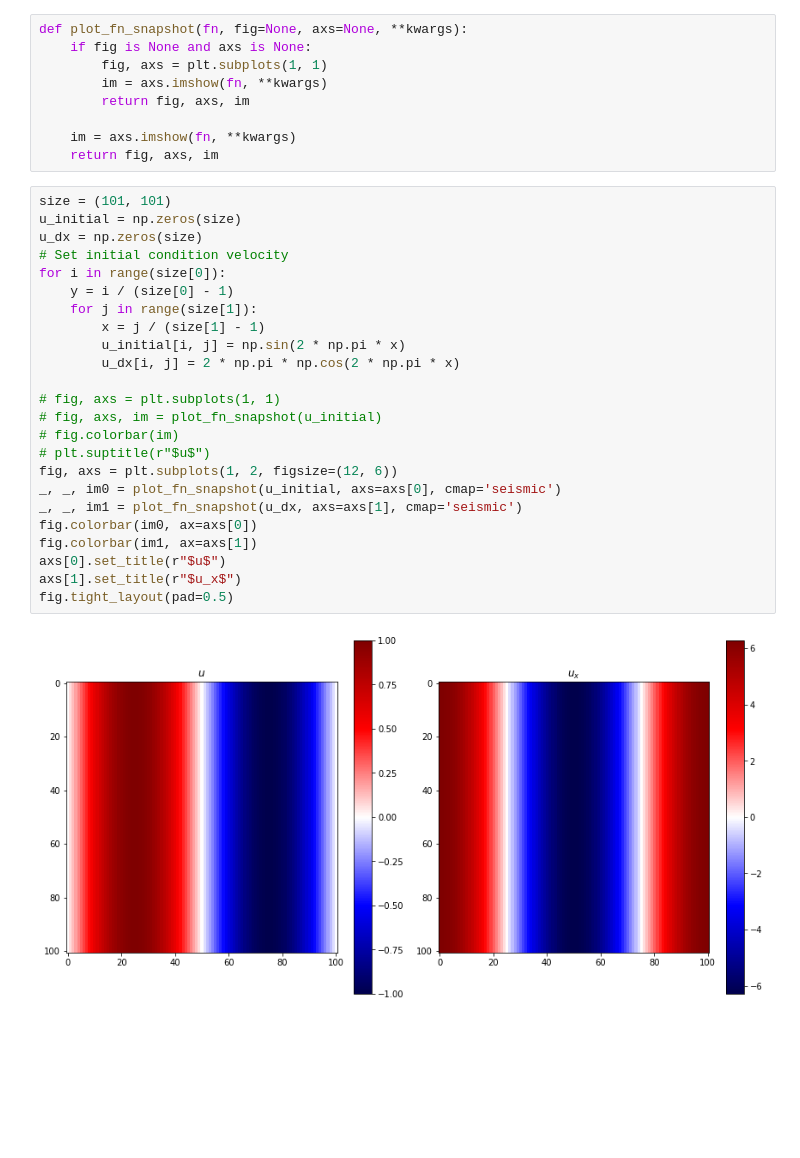
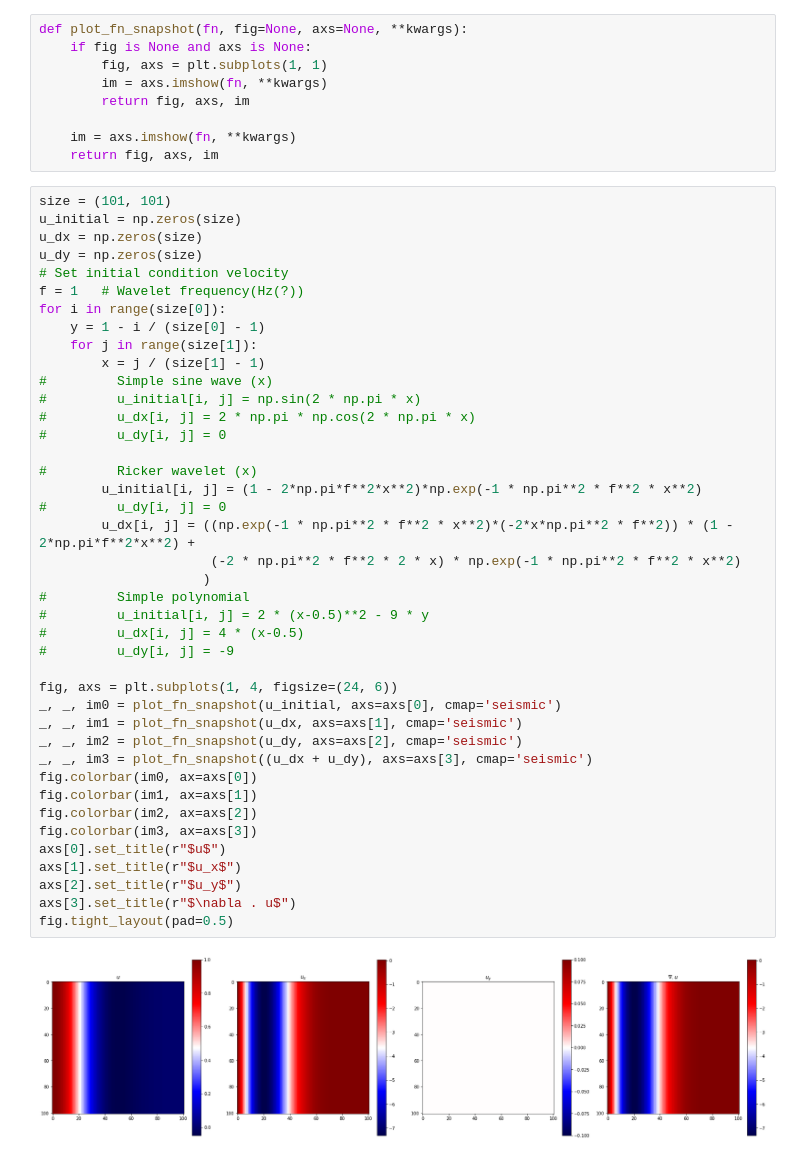
Before and after one commit to nimberledge/akm-fwi, a Jupyter notebook: elastic/Pseudo-elastic.ipynb, the cells around one changed output. Cells and saved outputs as stored; diff of their text form; blank space fills up the shorter version.

Commit message:
pseudo-elastic: make corrections + more plots

```diff
--- a/elastic/Pseudo-elastic.ipynb
+++ b/elastic/Pseudo-elastic.ipynb
@@ -20,29 +20,46 @@ def plot_fn_snapshot(fn, fig=None, axs=None, **kwargs):
 # %%
 size = (101, 101)
 u_initial = np.zeros(size)
 u_dx = np.zeros(size)
+u_dy = np.zeros(size)
 # Set initial condition velocity
+f = 1   # Wavelet frequency(Hz(?))
 for i in range(size[0]):
-    y = i / (size[0] - 1)
+    y = 1 - i / (size[0] - 1)
     for j in range(size[1]):
         x = j / (size[1] - 1)
-        u_initial[i, j] = np.sin(2 * np.pi * x)
-        u_dx[i, j] = 2 * np.pi * np.cos(2 * np.pi * x)
+#         Simple sine wave (x)
+#         u_initial[i, j] = np.sin(2 * np.pi * x)
+#         u_dx[i, j] = 2 * np.pi * np.cos(2 * np.pi * x)
+#         u_dy[i, j] = 0
 
-# fig, axs = plt.subplots(1, 1)
-# fig, axs, im = plot_fn_snapshot(u_initial)
-# fig.colorbar(im)
-# plt.suptitle(r"$u$")
-fig, axs = plt.subplots(1, 2, figsize=(12, 6))
+#         Ricker wavelet (x)
+        u_initial[i, j] = (1 - 2*np.pi*f**2*x**2)*np.exp(-1 * np.pi**2 * f**2 * x**2)
+#         u_dy[i, j] = 0
+        u_dx[i, j] = ((np.exp(-1 * np.pi**2 * f**2 * x**2)*(-2*x*np.pi**2 * f**2)) * (1 - 2*np.pi*f**2*x**2) +
+                      (-2 * np.pi**2 * f**2 * 2 * x) * np.exp(-1 * np.pi**2 * f**2 * x**2)
+                     )
+#         Simple polynomial
+#         u_initial[i, j] = 2 * (x-0.5)**2 - 9 * y
+#         u_dx[i, j] = 4 * (x-0.5)
+#         u_dy[i, j] = -9
+
+fig, axs = plt.subplots(1, 4, figsize=(24, 6))
 _, _, im0 = plot_fn_snapshot(u_initial, axs=axs[0], cmap='seismic')
 _, _, im1 = plot_fn_snapshot(u_dx, axs=axs[1], cmap='seismic')
+_, _, im2 = plot_fn_snapshot(u_dy, axs=axs[2], cmap='seismic')
+_, _, im3 = plot_fn_snapshot((u_dx + u_dy), axs=axs[3], cmap='seismic')
 fig.colorbar(im0, ax=axs[0])
 fig.colorbar(im1, ax=axs[1])
+fig.colorbar(im2, ax=axs[2])
+fig.colorbar(im3, ax=axs[3])
 axs[0].set_title(r"$u$")
 axs[1].set_title(r"$u_x$")
+axs[2].set_title(r"$u_y$")
+axs[3].set_title(r"$\nabla . u$")
 fig.tight_layout(pad=0.5)
 # %% [output]
-[figure, old version]
+[figure, new version]
 # %%
 def normalized_gradient(f, dim=2, eps=1e-6):
     size = f.data.shape
```
Also changed, not shown: parts of 6 cells of this notebook.
